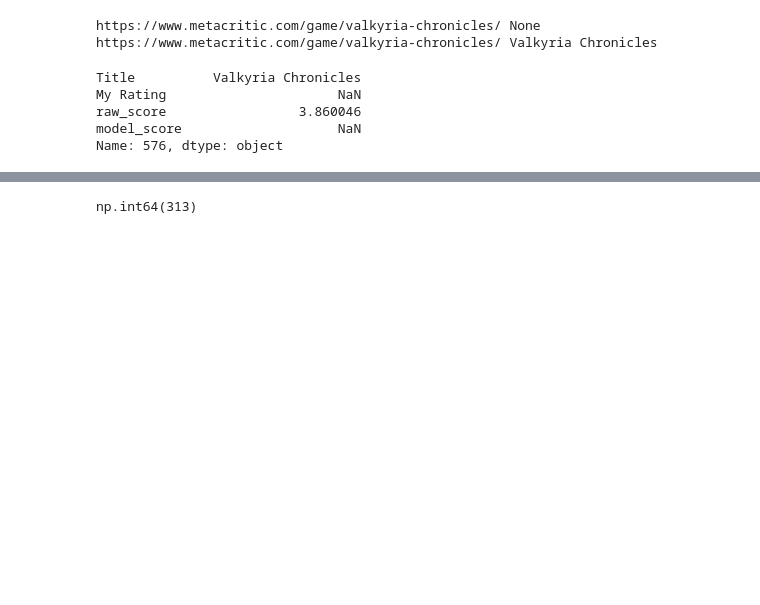
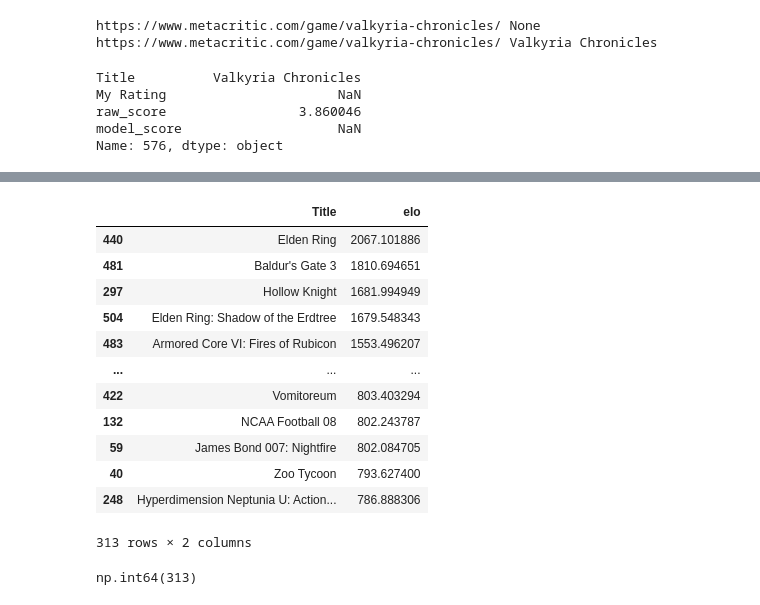
Before and after one commit to derekchance/derks-backlog, a Jupyter notebook: dashboard.ipynb, the cells around one changed output, grey strips where cells are left out. Drawn from its saved outputs; the diff is of its cells as text; code cells hidden in the pictures; blank space fills up the shorter version.

```diff
--- a/dashboard.ipynb
+++ b/dashboard.ipynb
@@ -30,3 +72,19 @@ len(df)
+# %%
+df[['Title', 'elo']].sort_values('elo', ascending=False)
+# %% [output]
+|  | Title | elo |
+| 440 | Elden Ring | 2067.101886 |
+| 481 | Baldur's Gate 3 | 1810.694651 |
+| 297 | Hollow Knight | 1681.994949 |
+| 504 | Elden Ring: Shadow of the Erdtree | 1679.548343 |
+| 483 | Armored Core VI: Fires of Rubicon | 1553.496207 |
+| ... | ... | ... |
+| 422 | Vomitoreum | 803.403294 |
+| 132 | NCAA Football 08 | 802.243787 |
+| 59 | James Bond 007: Nightfire | 802.084705 |
+| 40 | Zoo Tycoon | 793.627400 |
+| 248 | Hyperdimension Neptunia U: Action... | 786.888306 |
+313 rows × 2 columns
 # %%
 df['My Rating'].count()
 # %% [output]
```
Also changed, not shown: parts of 11 cells of this notebook, 4 other files.
